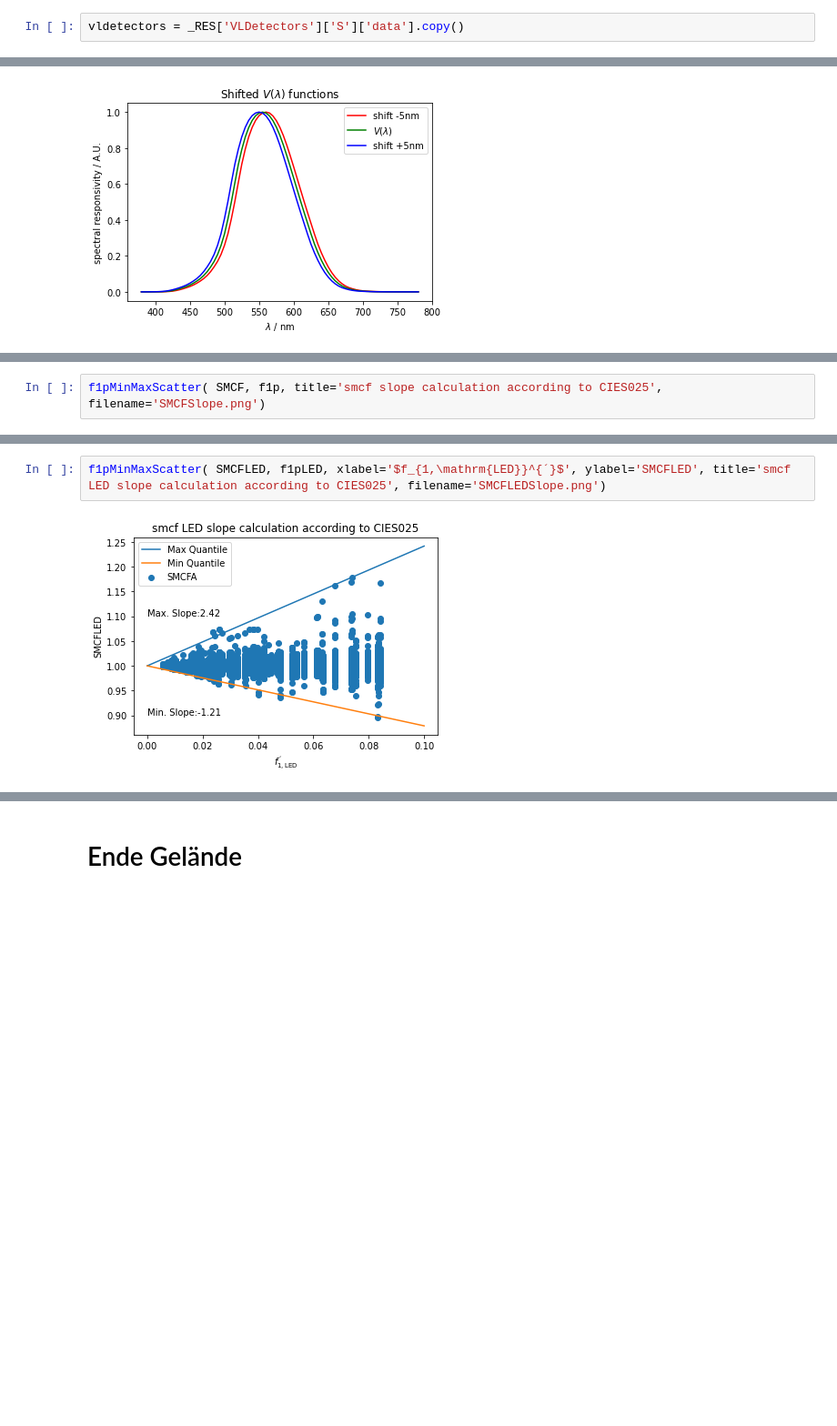
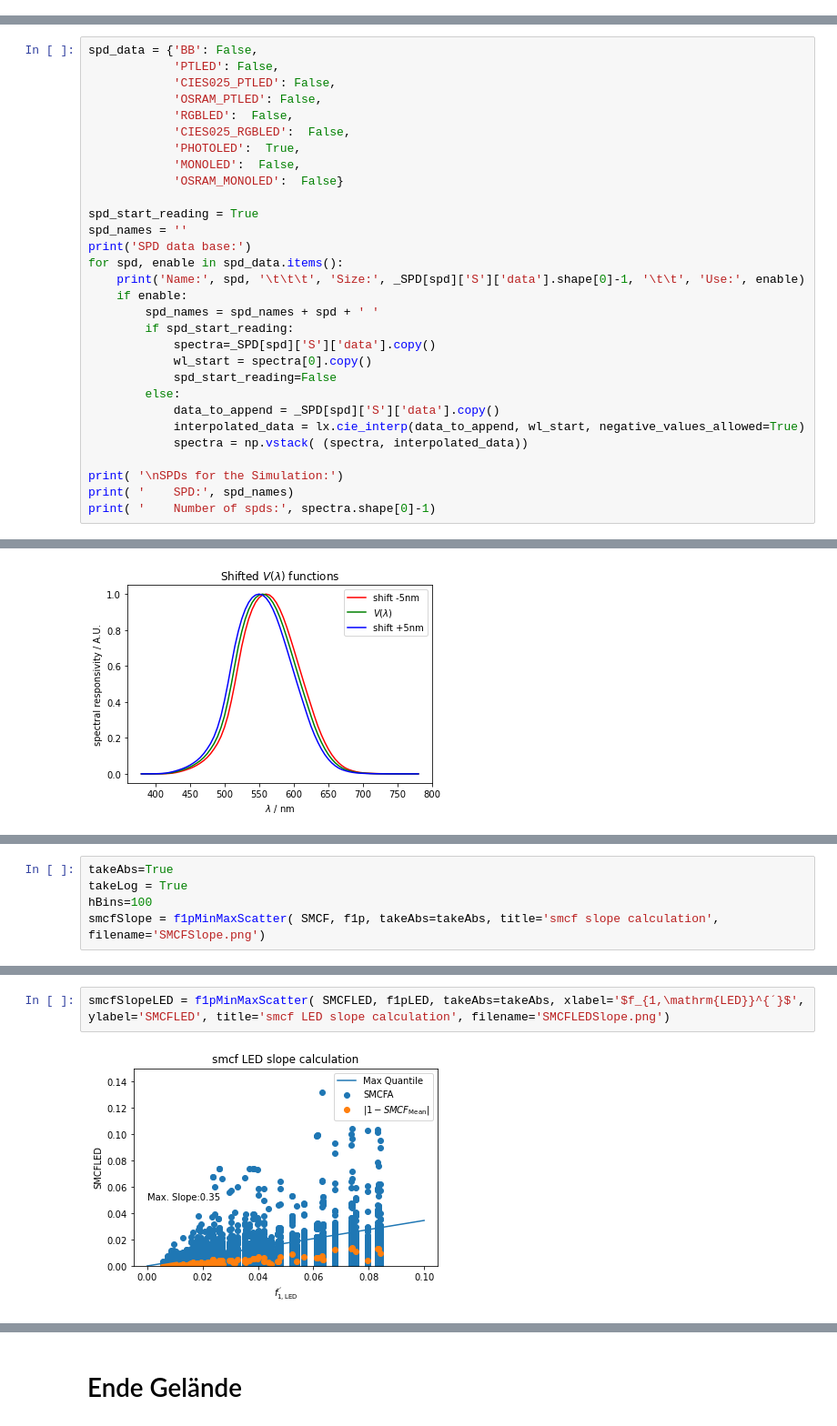
Before and after one commit to empir19nrm02/empir19nrm02, a Jupyter notebook: empir19nrm02/Jupyter/f1PrimeDetector.ipynb, the cells around one changed output, grey strips where cells are left out. Shown at 91% size. Cells and saved outputs as stored; diff of their text form; blank space fills up the shorter version.

Commit message:
Impementing a RES and SPD selection from the dataset in the beginning. Adding new diagrams

```diff
--- a/empir19nrm02/Jupyter/f1PrimeDetector.ipynb
+++ b/empir19nrm02/Jupyter/f1PrimeDetector.ipynb
@@ -30,2 +27,0 @@ and the second one illuminant L)</p></li>
-# %%
-vldetectors = _RES['VLDetectors']['S']['data'].copy()
@@ -37,0 +81,30 @@ VLDetector size: (128, 81)
+# %%
+spd_data = {'BB': False,
+            'PTLED': False,
+            'CIES025_PTLED': False,
+            'OSRAM_PTLED': False,
+            'RGBLED':  False,
+            'CIES025_RGBLED':  False,
+            'PHOTOLED':  True,
+            'MONOLED':  False,
+            'OSRAM_MONOLED':  False}
+
+spd_start_reading = True
+spd_names = ''
+print('SPD data base:')
+for spd, enable in spd_data.items():
+    print('Name:', spd, '\t\t\t', 'Size:', _SPD[spd]['S']['data'].shape[0]-1, '\t\t', 'Use:', enable)
+    if enable:
+        spd_names = spd_names + spd + ' '
+        if spd_start_reading:
+            spectra=_SPD[spd]['S']['data'].copy()
+            wl_start = spectra[0].copy()
+            spd_start_reading=False
+        else:
+            data_to_append = _SPD[spd]['S']['data'].copy()
+            interpolated_data = lx.cie_interp(data_to_append, wl_start, negative_values_allowed=True)
+            spectra = np.vstack( (spectra, interpolated_data))
+
+print( '\nSPDs for the Simulation:')
+print( '    SPD:', spd_names)
+print( '    Number of spds:', spectra.shape[0]-1)
@@ -460,3 +595,6 @@ def f1pMinMaxScatter( SMCFData, f1pData, title=None, xlabel=None, ylabel=None, f
 # %%
-f1pMinMaxScatter( SMCF, f1p, title='smcf slope calculation according to CIES025', filename='SMCFSlope.png')
+takeAbs=True
+takeLog = True
+hBins=100
+smcfSlope = f1pMinMaxScatter( SMCF, f1p, takeAbs=takeAbs, title='smcf slope calculation', filename='SMCFSlope.png')
 # %% [output]
@@ -464,4 +602,4 @@ f1pMinMaxScatter( SMCF, f1p, title='smcf slope calculation according to CIES025'
 # %%
-f1pMinMaxScatter( SMCFLED, f1pLED, xlabel='$f_{1,\mathrm{LED}}^{´}$', ylabel='SMCFLED', title='smcf LED slope calculation according to CIES025', filename='SMCFLEDSlope.png')
+smcfSlopeLED = f1pMinMaxScatter( SMCFLED, f1pLED, takeAbs=takeAbs, xlabel='$f_{1,\mathrm{LED}}^{´}$', ylabel='SMCFLED', title='smcf LED slope calculation', filename='SMCFLEDSlope.png')
 # %% [output]
-[figure, old version]
+[figure, new version]
```
Also changed, not shown: parts of 63 cells of this notebook.
